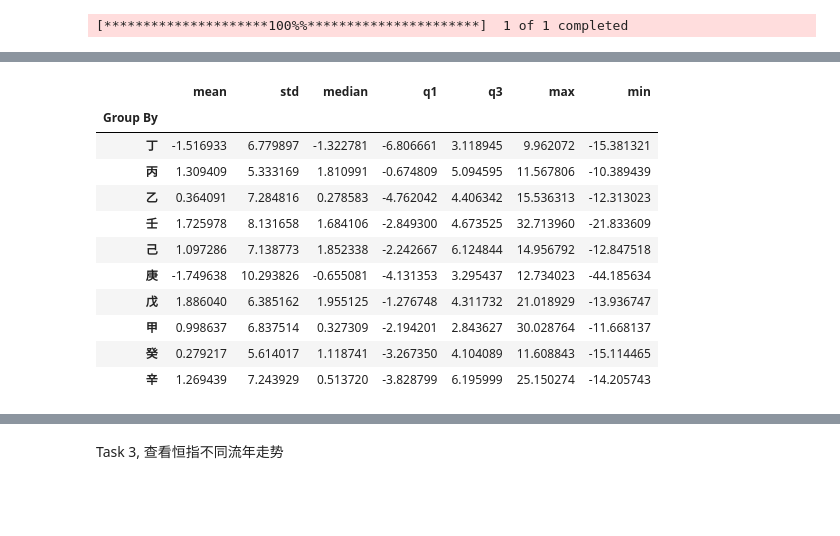
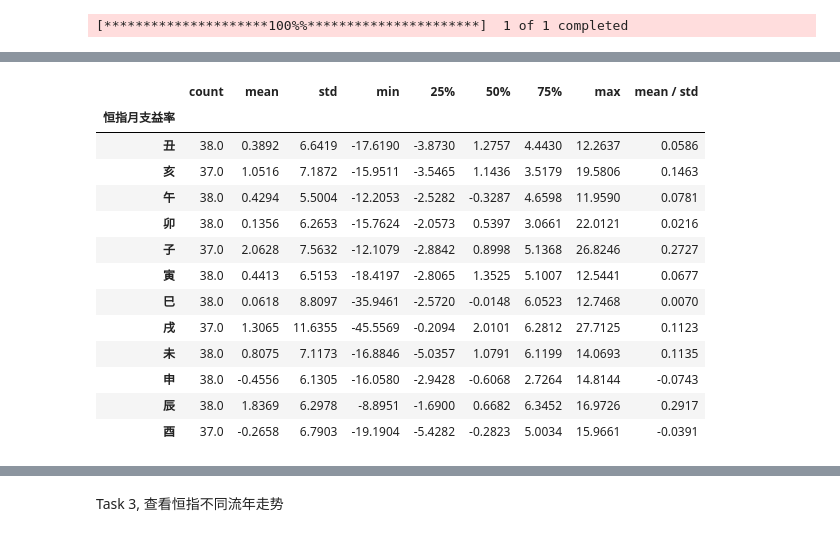
Before and after one commit to Henrywzh/right_time, a Jupyter notebook: hsi_invest_by_bazi.ipynb, the cells around one changed output, grey strips where cells are left out. Drawn from its saved outputs; the diff is of its cells as text; code cells hidden in the pictures; blank space fills up the shorter version.

```diff
--- a/hsi_invest_by_bazi.ipynb
+++ b/hsi_invest_by_bazi.ipynb
@@ -108,0 +104,13 @@ get_stats(merged_df, '年干', col_name='Return %')
+# %%
+open_df = hsi_bazi.groupby(['Unique Year', 'Unique Month'])['Price'].first().reset_index().rename(columns={'Price': 'Open'})
+high = hsi_bazi.groupby(['Unique Year', 'Unique Month'])['Price'].max().reset_index()
+low = hsi_bazi.groupby(['Unique Year', 'Unique Month'])['Price'].min().reset_index()
+close = hsi_bazi.groupby(['Unique Year', 'Unique Month'])['Price'].last().reset_index()
+hsi_m = open_df
+hsi_m['High'] = high['Price']
+hsi_m['Low'] = low['Price']
+hsi_m['Close'] = close['Price']
+hsi_m['Return %'] = (hsi_m['Close'] / hsi_m['Open'] - 1) * 100
+
+merged_df = pd.merge(bazi_m, hsi_m, on=['Unique Year', 'Unique Month'])
+merged_df
@@ -109,21 +131,6 @@ get_stats(merged_df, '年干', col_name='Return %')
 # %%
-hsi = yf.download('^HSI', start=start_date)
-hsi['Year'] = hsi.index.year
-hsi['Month'] = hsi.index.month
-
-open_df = hsi.groupby(['Year', 'Month'])['Open'].first().reset_index()
-high = hsi.groupby(['Year', 'Month'])['High'].max().reset_index()
-low = hsi.groupby(['Year', 'Month'])['Low'].min().reset_index()
-close = hsi.groupby(['Year', 'Month'])['Close'].last().reset_index()
-adj_close = hsi.groupby(['Year', 'Month'])['Adj Close'].last().reset_index()
-
-hsi_m = open_df
-hsi_m['High'] = high['High']
-hsi_m['Low'] = low['Low']
-hsi_m['Close'] = close['Close']
-hsi_m['Adj Close'] = adj_close['Adj Close']
-hsi_m['Return %'] = (hsi_m['Adj Close'] / hsi_m['Open'] - 1) * 100
-
-merged_df = pd.merge(bazi_df, hsi_m, on=['Year', 'Month'])
-merged_df
+table1 = merged_df.groupby('月干').describe()['Return %']
+table1.index.name = '恒指月干益率'
+table1['mean / std'] = table1['mean'] / table1['std']
+round(table1, 4)
 # %% [output]
@@ -144,15 +154,20 @@ merged_df
 # %%
-get_stats(merged_df, '月干', col_name='Return %')
+table2 = merged_df.groupby('月支').describe()['Return %']
+table2.index.name = '恒指月支益率'
+table2['mean / std'] = table2['mean'] / table2['std']
+round(table2, 4)
 # %% [output]
-|  | mean | std | median | q1 | q3 | max | min |
-| Group By |  |  |  |  |  |  |  |
-| 丁 | -1.516933 | 6.779897 | -1.322781 | -6.806661 | 3.118945 | 9.962072 | -15.381321 |
-| 丙 | 1.309409 | 5.333169 | 1.810991 | -0.674809 | 5.094595 | 11.567806 | -10.389439 |
-| 乙 | 0.364091 | 7.284816 | 0.278583 | -4.762042 | 4.406342 | 15.536313 | -12.313023 |
-| 壬 | 1.725978 | 8.131658 | 1.684106 | -2.849300 | 4.673525 | 32.713960 | -21.833609 |
-| 己 | 1.097286 | 7.138773 | 1.852338 | -2.242667 | 6.124844 | 14.956792 | -12.847518 |
-| 庚 | -1.749638 | 10.293826 | -0.655081 | -4.131353 | 3.295437 | 12.734023 | -44.185634 |
-| 戊 | 1.886040 | 6.385162 | 1.955125 | -1.276748 | 4.311732 | 21.018929 | -13.936747 |
-| 甲 | 0.998637 | 6.837514 | 0.327309 | -2.194201 | 2.843627 | 30.028764 | -11.668137 |
-| 癸 | 0.279217 | 5.614017 | 1.118741 | -3.267350 | 4.104089 | 11.608843 | -15.114465 |
-| 辛 | 1.269439 | 7.243929 | 0.513720 | -3.828799 | 6.195999 | 25.150274 | -14.205743 |
+|  | count | mean | std | min | 25% | 50% | 75% | max | mean / std |
+| 恒指月支益率 |  |  |  |  |  |  |  |  |  |
+| 丑 | 38.0 | 0.3892 | 6.6419 | -17.6190 | -3.8730 | 1.2757 | 4.4430 | 12.2637 | 0.0586 |
+| 亥 | 37.0 | 1.0516 | 7.1872 | -15.9511 | -3.5465 | 1.1436 | 3.5179 | 19.5806 | 0.1463 |
+| 午 | 38.0 | 0.4294 | 5.5004 | -12.2053 | -2.5282 | -0.3287 | 4.6598 | 11.9590 | 0.0781 |
+| 卯 | 38.0 | 0.1356 | 6.2653 | -15.7624 | -2.0573 | 0.5397 | 3.0661 | 22.0121 | 0.0216 |
+| 子 | 37.0 | 2.0628 | 7.5632 | -12.1079 | -2.8842 | 0.8998 | 5.1368 | 26.8246 | 0.2727 |
+| 寅 | 38.0 | 0.4413 | 6.5153 | -18.4197 | -2.8065 | 1.3525 | 5.1007 | 12.5441 | 0.0677 |
+| 巳 | 38.0 | 0.0618 | 8.8097 | -35.9461 | -2.5720 | -0.0148 | 6.0523 | 12.7468 | 0.0070 |
+| 戌 | 37.0 | 1.3065 | 11.6355 | -45.5569 | -0.2094 | 2.0101 | 6.2812 | 27.7125 | 0.1123 |
+| 未 | 38.0 | 0.8075 | 7.1173 | -16.8846 | -5.0357 | 1.0791 | 6.1199 | 14.0693 | 0.1135 |
+| 申 | 38.0 | -0.4556 | 6.1305 | -16.0580 | -2.9428 | -0.6068 | 2.7264 | 14.8144 | -0.0743 |
+| 辰 | 38.0 | 1.8369 | 6.2978 | -8.8951 | -1.6900 | 0.6682 | 6.3452 | 16.9726 | 0.2917 |
+| 酉 | 37.0 | -0.2658 | 6.7903 | -19.1904 | -5.4282 | -0.2823 | 5.0034 | 15.9661 | -0.0391 |
```
Also changed, not shown: parts of 30 cells of this notebook, 2 other files.
